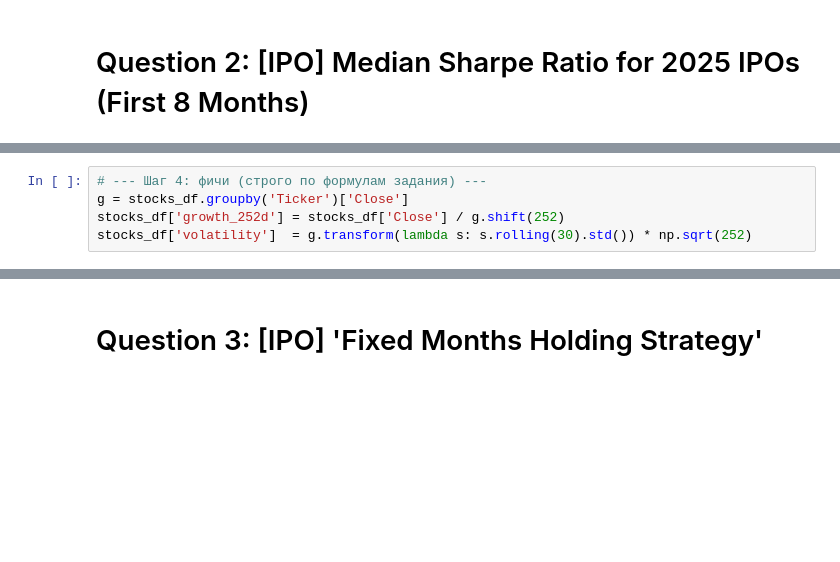
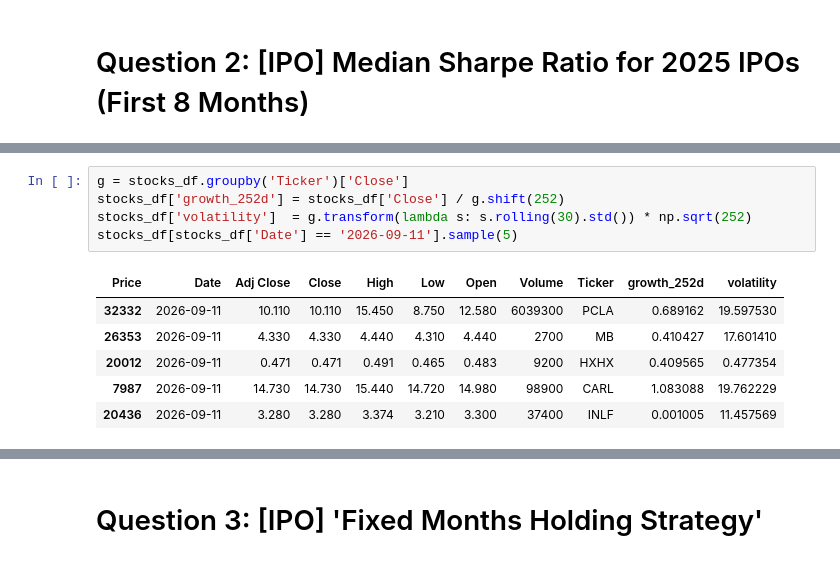
Before and after one commit to fitpred/dtc-stock-market-analytics, a Jupyter notebook: homework/module_02.ipynb, the cells around one changed output, grey strips where cells are left out. Saved outputs shown, nothing was run; the diff lists cells and outputs as text; blank space fills up the shorter version.

```diff
--- a/homework/module_02.ipynb
+++ b/homework/module_02.ipynb
@@ -188,8 +188,15 @@ $MCTR: possibly delisted; no timezone found
 1 Failed download:
 ['MCTR']: possibly delisted; no timezone found
 # %%
-# --- Шаг 4: фичи (строго по формулам задания) ---
 g = stocks_df.groupby('Ticker')['Close']
 stocks_df['growth_252d'] = stocks_df['Close'] / g.shift(252)
 stocks_df['volatility']  = g.transform(lambda s: s.rolling(30).std()) * np.sqrt(252)
+stocks_df[stocks_df['Date'] == '2026-09-11'].sample(5)
+# %% [output]
+| Price | Date | Adj Close | Close | High | Low | Open | Volume | Ticker | growth_252d | volatility |
+| 32332 | 2026-09-11 | 10.110 | 10.110 | 15.450 | 8.750 | 12.580 | 6039300 | PCLA | 0.689162 | 19.597530 |
+| 26353 | 2026-09-11 | 4.330 | 4.330 | 4.440 | 4.310 | 4.440 | 2700 | MB | 0.410427 | 17.601410 |
+| 20012 | 2026-09-11 | 0.471 | 0.471 | 0.491 | 0.465 | 0.483 | 9200 | HXHX | 0.409565 | 0.477354 |
+| 7987 | 2026-09-11 | 14.730 | 14.730 | 15.440 | 14.720 | 14.980 | 98900 | CARL | 1.083088 | 19.762229 |
+| 20436 | 2026-09-11 | 3.280 | 3.280 | 3.374 | 3.210 | 3.300 | 37400 | INLF | 0.001005 | 11.457569 |
 # %%
```
Also changed, not shown: parts of 20 cells of this notebook.
